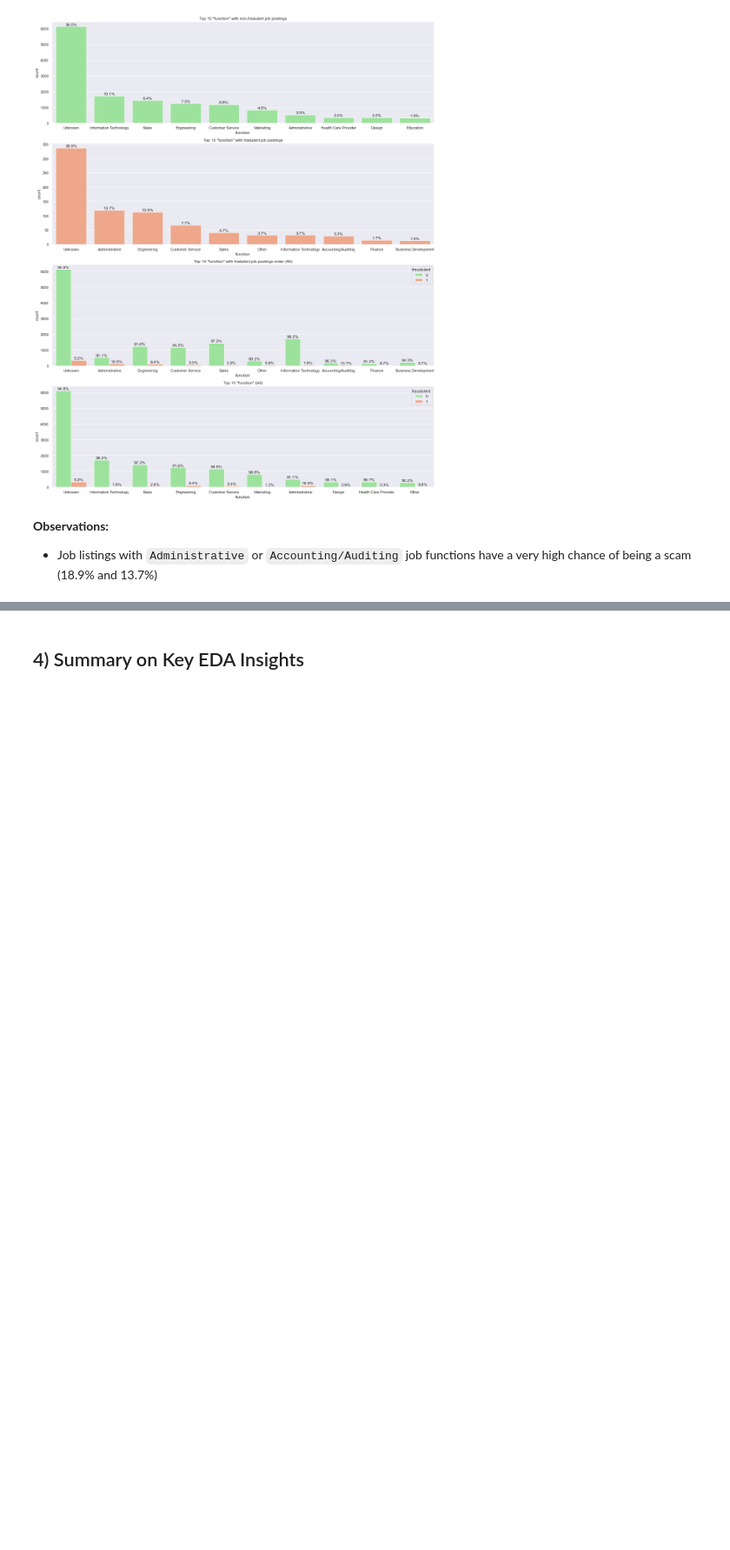
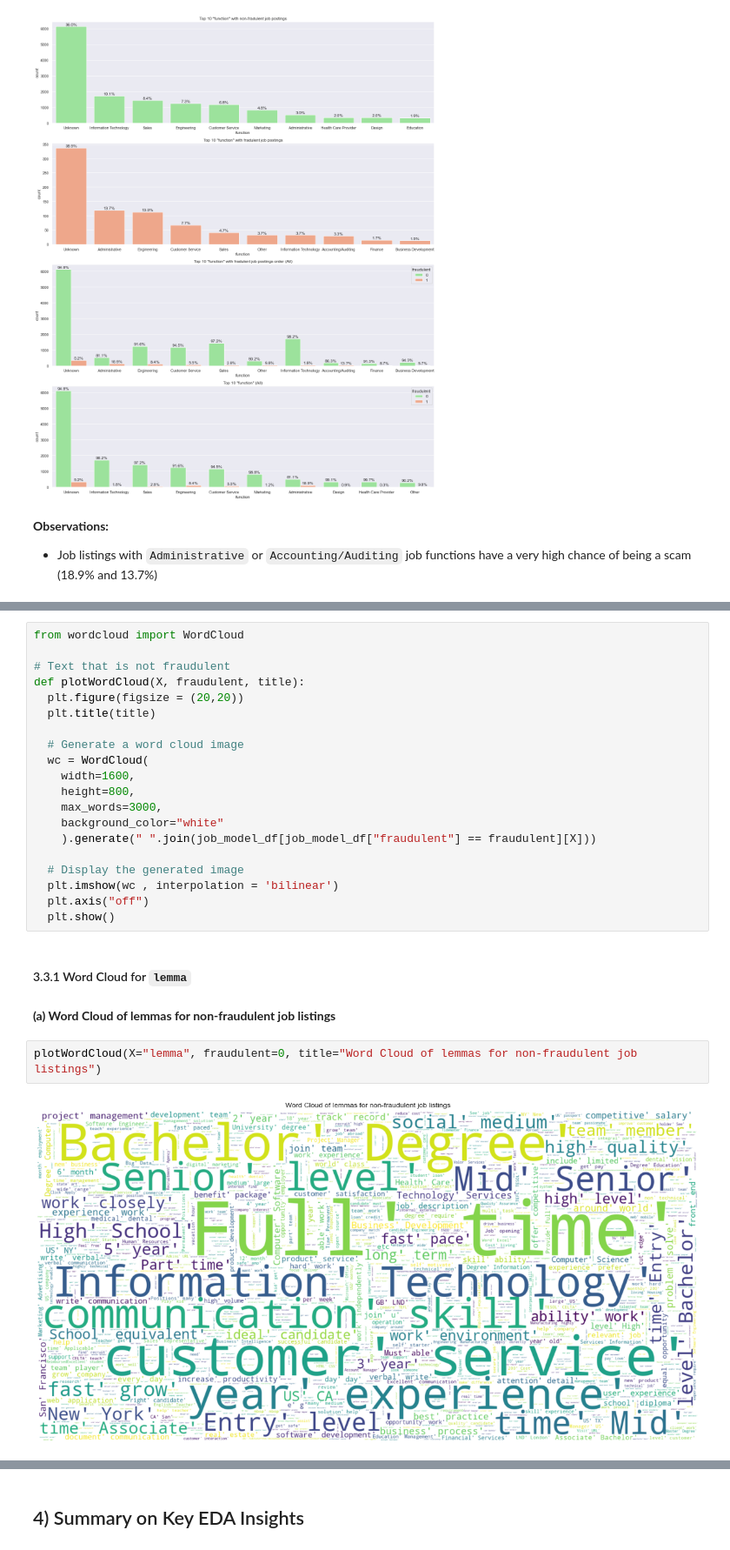
Before and after one commit to leileijng/bc2407-linkedin, a Jupyter notebook: Job Scam Detection/exploratory-data-analysis.ipynb, the cells around one changed output, grey strips where cells are left out. Shown at 87% size. Drawn from its saved outputs; the diff is of its cells as text; blank space fills up the shorter version.

```diff
--- a/Job Scam Detection/exploratory-data-analysis.ipynb
+++ b/Job Scam Detection/exploratory-data-analysis.ipynb
@@ -397,0 +512,28 @@ plotCategoricalCountPlot("function", limit=10)
+# %%
+from wordcloud import WordCloud
+
+# Text that is not fraudulent
+def plotWordCloud(X, fraudulent, title):
+  plt.figure(figsize = (20,20))
+  plt.title(title)
+
+  # Generate a word cloud image
+  wc = WordCloud(
+    width=1600,
+    height=800,
+    max_words=3000,
+    background_color="white"
+    ).generate(" ".join(job_model_df[job_model_df["fraudulent"] == fraudulent][X]))
+
+  # Display the generated image
+  plt.imshow(wc , interpolation = 'bilinear')
+  plt.axis("off")
+  plt.show()
+# %% [markdown]
+#### 3.3.1 Word Cloud for `lemma`
+# %% [markdown]
+**(a) Word Cloud of lemmas for non-fraudulent job listings**
+# %%
+plotWordCloud(X="lemma", fraudulent=0, title="Word Cloud of lemmas for non-fraudulent job listings")
+# %% [output]
+[figure, added]
```
Also changed, not shown: parts of 30 cells of this notebook.
